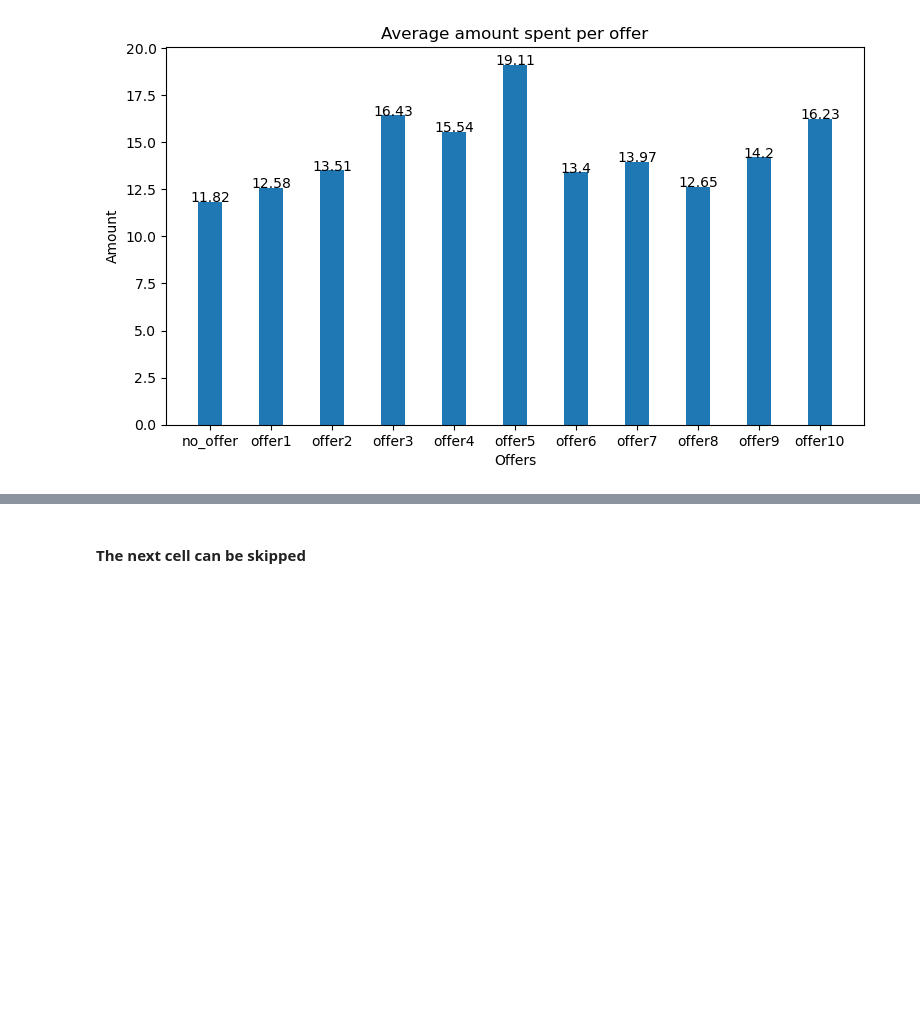
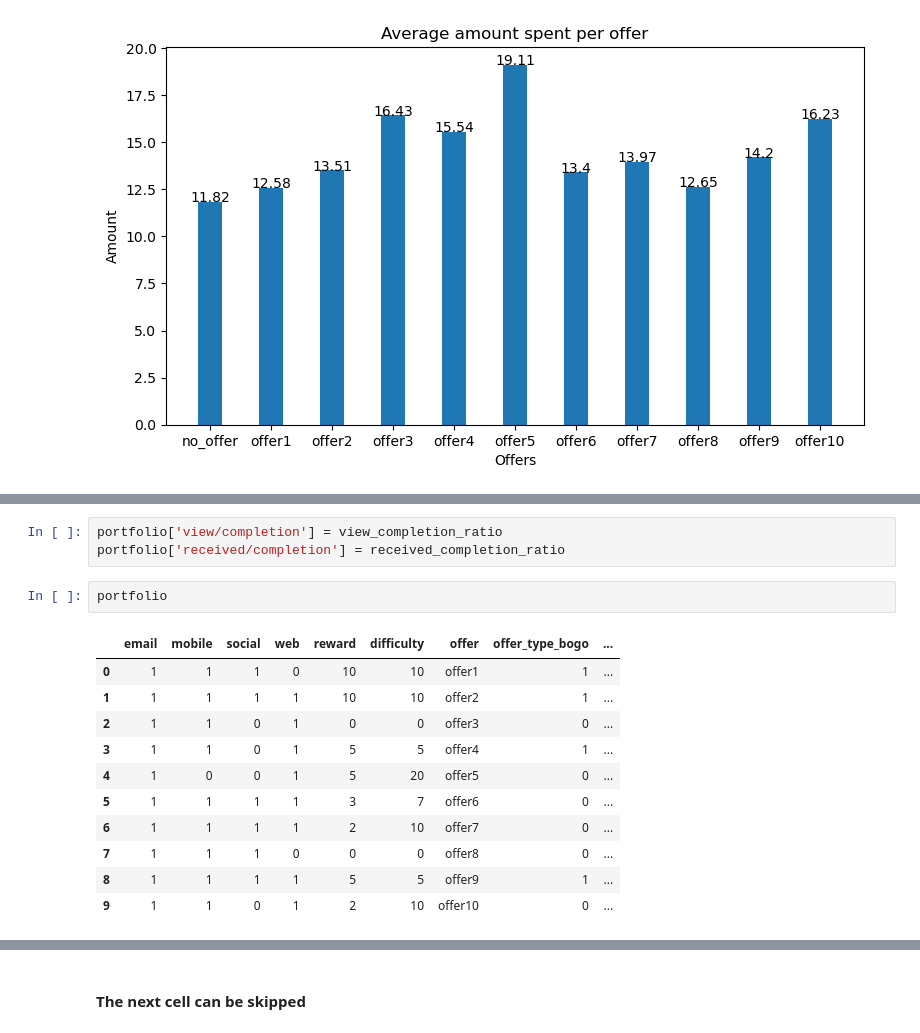
Before and after one commit to FranciscoNania/Udacity-Capstone-Starbucks, a Jupyter notebook: Starbucks Capstone.ipynb, the cells around one changed output, grey strips where cells are left out. Drawn from its saved outputs; the diff is of its cells as text; blank space fills up the shorter version.

```diff
--- a/Starbucks Capstone.ipynb
+++ b/Starbucks Capstone.ipynb
@@ -345,0 +408,17 @@ ESCREVER AQUI E CONTINUAR DOCUMENTACAO
+# %%
+portfolio['view/completion'] = view_completion_ratio
+portfolio['received/completion'] = received_completion_ratio
+# %%
+portfolio
+# %% [output]
+|  | email | mobile | social | web | reward | difficulty | offer | offer_type_bogo | ... |
+| 0 | 1 | 1 | 1 | 0 | 10 | 10 | offer1 | 1 | ... |
+| 1 | 1 | 1 | 1 | 1 | 10 | 10 | offer2 | 1 | ... |
+| 2 | 1 | 1 | 0 | 1 | 0 | 0 | offer3 | 0 | ... |
+| 3 | 1 | 1 | 0 | 1 | 5 | 5 | offer4 | 1 | ... |
+| 4 | 1 | 0 | 0 | 1 | 5 | 20 | offer5 | 0 | ... |
+| 5 | 1 | 1 | 1 | 1 | 3 | 7 | offer6 | 0 | ... |
+| 6 | 1 | 1 | 1 | 1 | 2 | 10 | offer7 | 0 | ... |
+| 7 | 1 | 1 | 1 | 0 | 0 | 0 | offer8 | 0 | ... |
+| 8 | 1 | 1 | 1 | 1 | 5 | 5 | offer9 | 1 | ... |
+| 9 | 1 | 1 | 0 | 1 | 2 | 10 | offer10 | 0 | ... |
```
Also changed, not shown: parts of 27 cells of this notebook.
